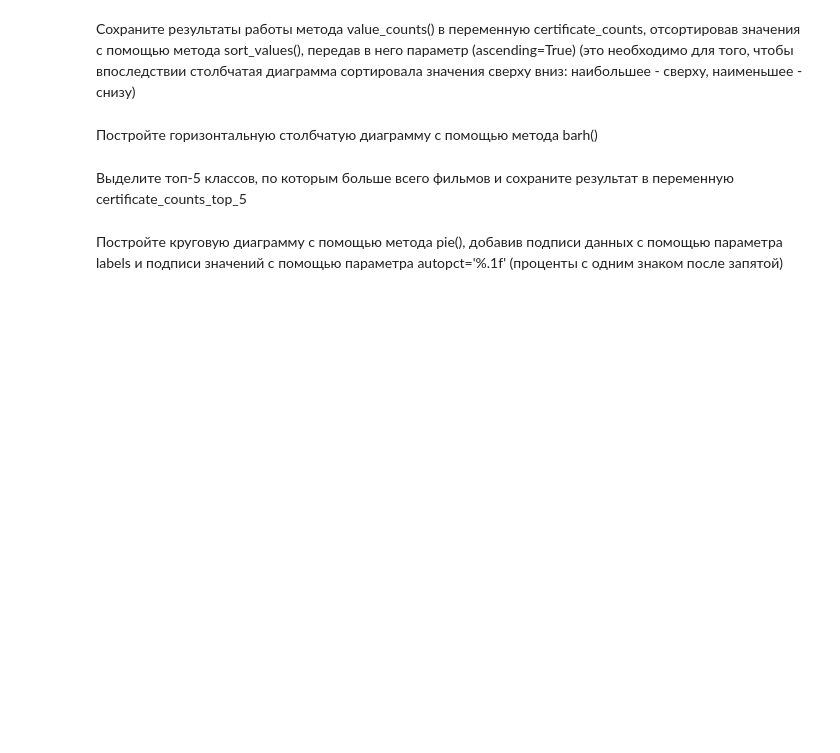
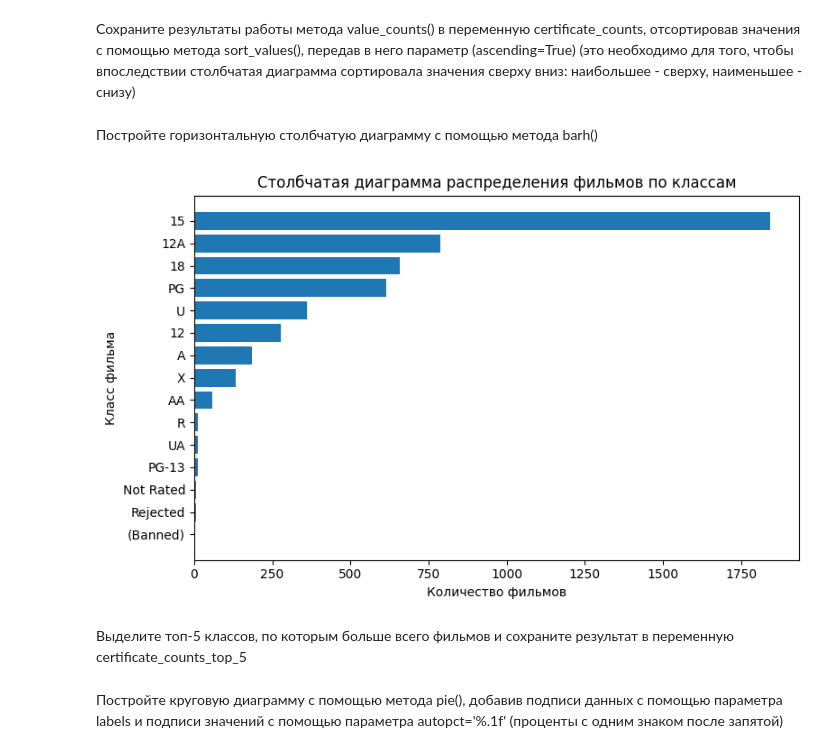
Before and after one commit to moneymisha/parser, a Jupyter notebook: Агеев Михаил Михайлович_Задание_Разведочный_анализ.ipynb, the cells around one changed output. Cells and saved outputs as stored; diff of their text form; code cells hidden in the pictures; blank space fills up the shorter version.

```diff
--- a/Агеев Михаил Михайлович_Задание_Разведочный_анализ.ipynb
+++ b/Агеев Михаил Михайлович_Задание_Разведочный_анализ.ipynb
@@ -291,3 +329,17 @@ plt.show()
+# %%
+import matplotlib.pyplot as plt
+
+certificate_counts = dataset['certificate'].value_counts().sort_values(ascending=True)
+
+plt.figure(figsize=(8, 5))
+plt.barh(certificate_counts.index, certificate_counts.values)
+plt.title('Столбчатая диаграмма распределения фильмов по классам')
+plt.xlabel('Количество фильмов')
+plt.ylabel('Класс фильма')
+plt.tight_layout()
+plt.show()
+# %% [output]
+[figure, added]
 # %% [markdown]
 Выделите топ-5 классов, по которым больше всего фильмов и сохраните результат в переменную certificate_counts_top_5
 # %%
```
Also changed, not shown: parts of 34 cells of this notebook.
